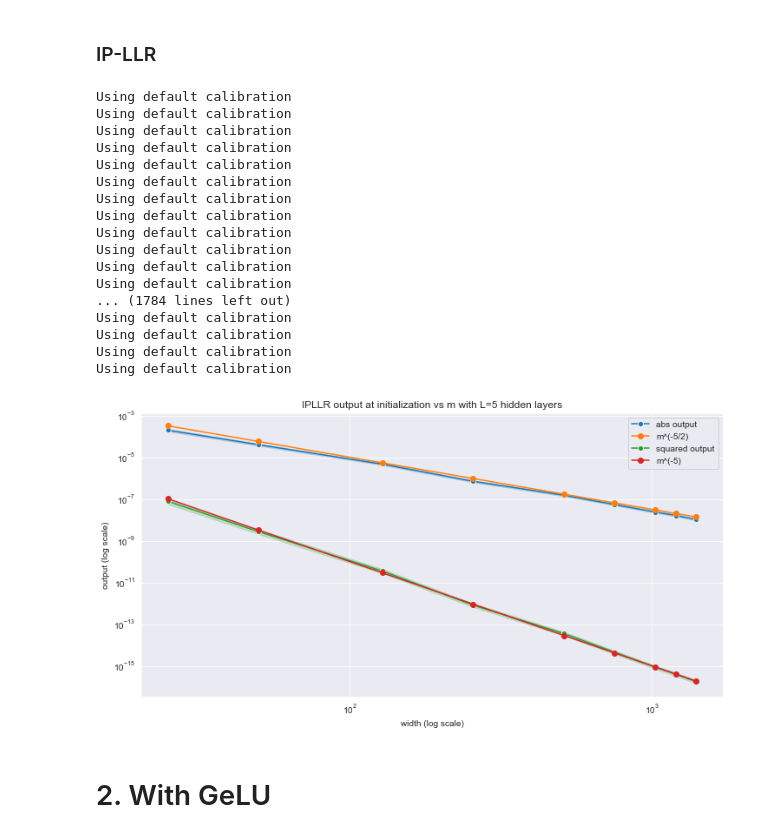
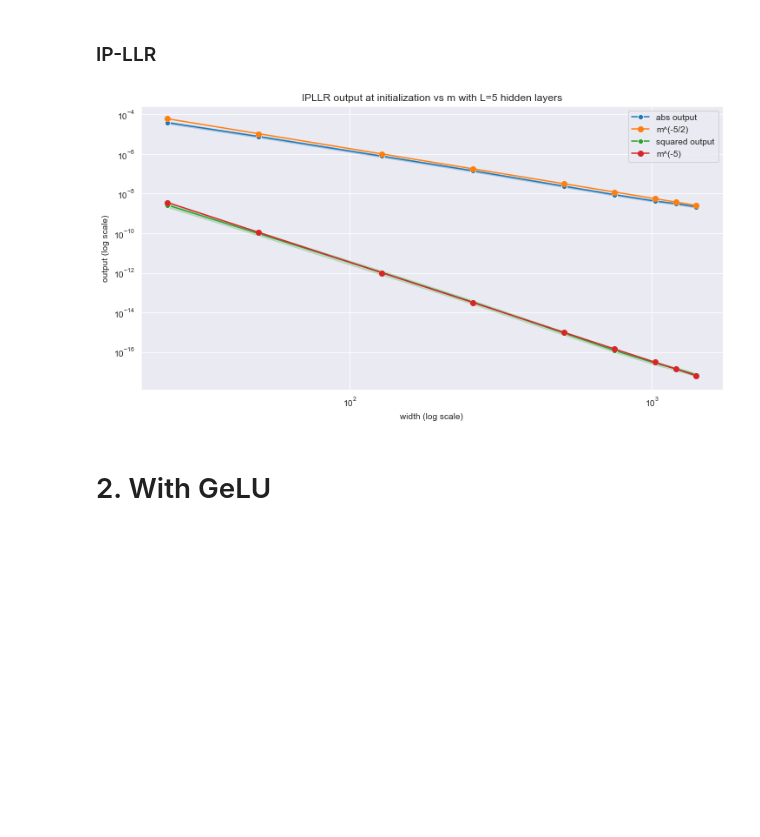
Before and after one commit to karl-hajjar/wide-networks, a Jupyter notebook: pytorch/notebooks/abc_parameterizations/initialization/plot-fc-models-init.ipynb, the cells around one changed output. Drawn from its saved outputs; the diff is of its cells as text; code cells hidden in the pictures; blank space fills up the shorter version.

Commit message:
Added deeper dives into the differences between muP and ipllr

```diff
--- a/pytorch/notebooks/abc_parameterizations/initialization/plot-fc-models-init.ipynb
+++ b/pytorch/notebooks/abc_parameterizations/initialization/plot-fc-models-init.ipynb
@@ -72,27 +76,16 @@ results_df = plot_init_outputs_vs_m(fig_path, 'Standard IP', StandardFCIP, n_tri
 # %% [markdown]
 ### IP-LLR
 # %%
+config = deepcopy(base_model_config)
+scheduler_config = {'name': 'warmup_switch',
+                    'params':{'n_warmup_steps': 1,
+                              'calibrate_base_lr': False,
+                              'default_calibration': False}}
+config.scheduler = BaseConfig(scheduler_config)
 fig_path = os.path.join(FIGURES_DIR, 'ipllr_outputs_L={}.png'.format(L))
-results_df = plot_init_outputs_vs_m(fig_path, 'IPLLR', ipllr.FcIPLLR, n_trials, widths, base_model_config, x=x)
+results_df = plot_init_outputs_vs_m(fig_path, 'IPLLR', ipllr.FcIPLLR, n_trials, widths, config, x=x)
 # %% [output]
-Using default calibration
-Using default calibration
-Using default calibration
-Using default calibration
-Using default calibration
-Using default calibration
-Using default calibration
-Using default calibration
-Using default calibration
-Using default calibration
-Using default calibration
-Using default calibration
-... (1784 lines left out)
-Using default calibration
-Using default calibration
-Using default calibration
-Using default calibration
-[figure, old version]
+[figure, new version]
 # %% [markdown]
 # 2. With GeLU
 # %% [markdown]
```
Also changed, not shown: parts of 11 cells of this notebook, 9 other files.
